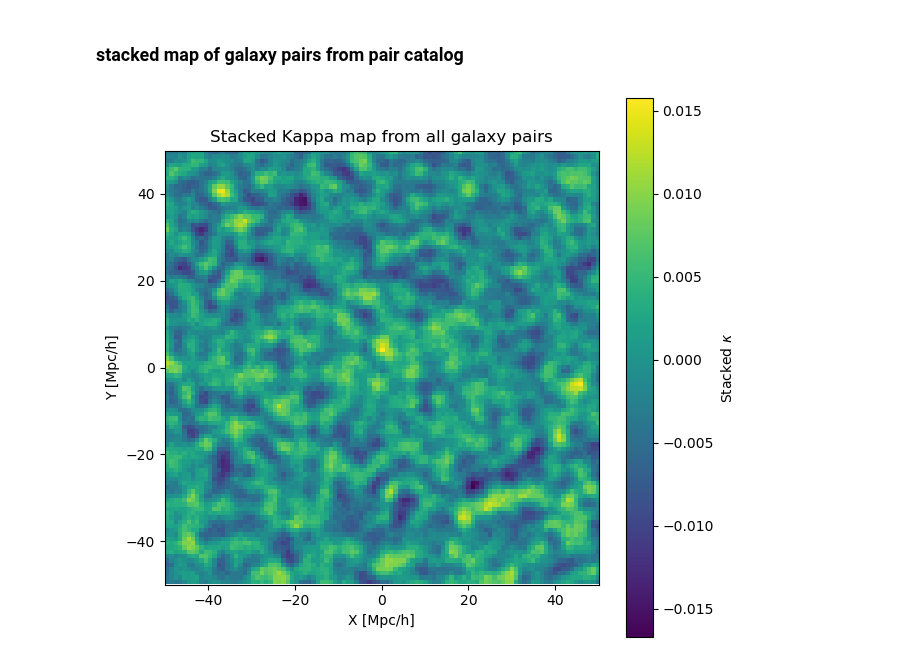
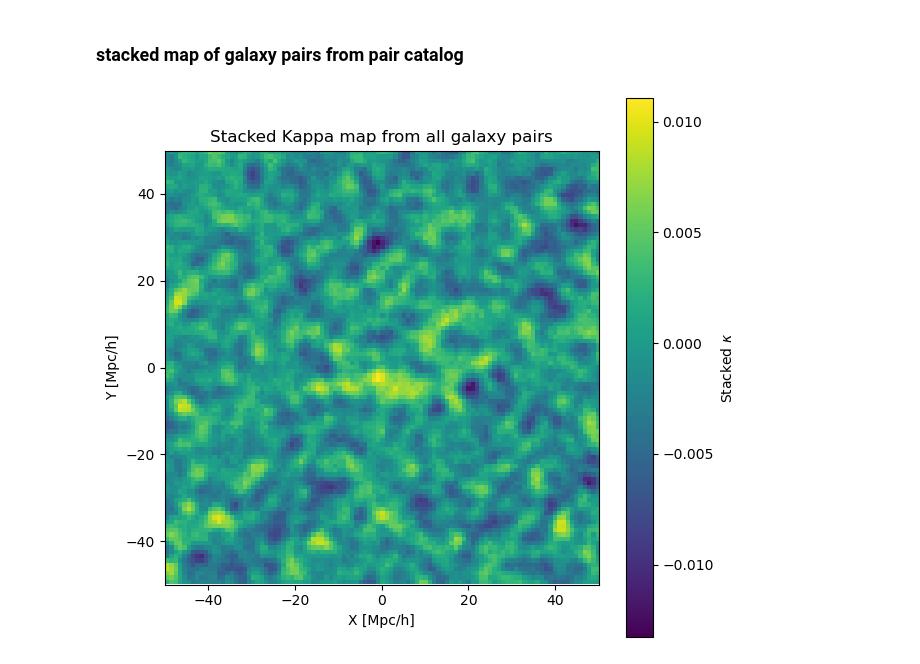
Before and after one commit to carolinewu327/astrophysics, a Jupyter notebook: stack_pairs_from_pair_catalog.ipynb, the cells around one changed output. Saved outputs shown, nothing was run; the diff lists cells and outputs as text; code cells hidden in the pictures.

```diff
--- a/stack_pairs_from_pair_catalog.ipynb
+++ b/stack_pairs_from_pair_catalog.ipynb
@@ -10,7 +10,7 @@ import pandas as pd
 from tqdm import tqdm  # progress bar
 
 # --- Load catalog and map as before ---
-pairs = pd.read_csv('data/galaxy_pairs_catalog.csv')
+pairs = pd.read_csv('data/galaxy_pairs_catalog_10hmpc.csv')
 alm_file = "data/COM_Lensing_4096_R3.00/MV/dat_klm.fits"
 mask_file = "data/COM_Lensing_4096_R3.00/mask.fits"
 nside = 2048
@@ -38,18 +38,28 @@ for idx, pair in tqdm(pairs.iterrows(), total=len(pairs), desc="Stacking pairs")
     l1, b1, z1 = np.deg2rad(pair['l1']), np.deg2rad(pair['b1']), pair['z1']
     l2, b2, z2 = np.deg2rad(pair['l2']), np.deg2rad(pair['b2']), pair['z2']
 
-    # Compute center and comoving distance
-    lc = 0.5 * (l1 + l2)
+    # --- Enforce consistent ordering of longitudes ---
+    # Compute raw difference, wrapped into [-π, π]
+    dl_raw = (l2 - l1 + np.pi) % (2*np.pi) - np.pi
+
+    # If "l2 is to the left of l1", swap them
+    if dl_raw < 0:
+        l1, l2 = l2, l1
+        b1, b2 = b2, b1
+        z1, z2 = z2, z1
+        dl_raw = -dl_raw   # now positive
+
+    # --- Midpoint (wrap-safe) ---
+    lc = l1 + 0.5 * dl_raw
     bc = 0.5 * (b1 + b2)
     zbar = 0.5 * (z1 + z2)
-    Dc = cosmo.comoving_distance(zbar).value * cosmo.h # Mpc/h
+    Dc = cosmo.comoving_distance(zbar).value * cosmo.h  # Mpc/h
 
-    # Rotation angle theta
-    dl = (l2 - l1) * np.cos(bc)
+    # --- Rotation angle θ ---
+    dl = dl_raw * np.cos(bc)
     db = (b2 - b1)
-    norm = np.sqrt(dl**2 + db**2)
-    cos_theta = dl / norm
-    sin_theta = db / norm
+    norm = np.hypot(dl, db)
+    cos_theta, sin_theta = dl / norm, db / norm
 
     # Inverse transform (X,Y) -> (l,b)
     dl_cosbc = (cos_theta * (X_grid / Dc)) - (sin_theta * (Y_grid / Dc))
@@ -70,34 +80,34 @@ for idx, pair in tqdm(pairs.iterrows(), total=len(pairs), desc="Stacking pairs")
     # Sample kappa and mask
     kappa_vals = kmap[pix].reshape(grid_res, grid_res)
     mask_vals = mask[pix].reshape(grid_res, grid_res)
 
     # Mask out invalid pixels
     valid_mask = (mask_vals != 0) & np.isfinite(kappa_vals)
     kappa_vals[~valid_mask] = 0.0
 
     # Weights: if you have pair weights, use them here
     weight = 1.0  # equal weighting for now
 
     # Accumulate weighted sum and weights
     kappa_stack_sum += weight * kappa_vals
     weight_stack_sum += weight * valid_mask.astype(float)
 
 # Avoid division by zero
 nonzero = weight_stack_sum > 0
 kappa_stack_mean = np.zeros_like(kappa_stack_sum)
 kappa_stack_mean[nonzero] = kappa_stack_sum[nonzero] / weight_stack_sum[nonzero]
 
 # Plot stacked map
 plt.figure(figsize=(7,7))
 extent = [-half_size, half_size, -half_size, half_size]
 im = plt.imshow(kappa_stack_mean, origin='lower', extent=extent, cmap='viridis')
 plt.colorbar(im, label=r'Stacked $\kappa$')
 plt.xlabel('X [Mpc/h]')
 plt.ylabel('Y [Mpc/h]')
 plt.title('Stacked Kappa map from all galaxy pairs')
 plt.show()
 # %% [output]
-[figure, old version]
+[figure, new version]
 # %%
 from scipy.ndimage import gaussian_filter
 from tqdm.notebook import tqdm
```
Also changed, not shown: parts of 8 cells of this notebook, 4 other files.
